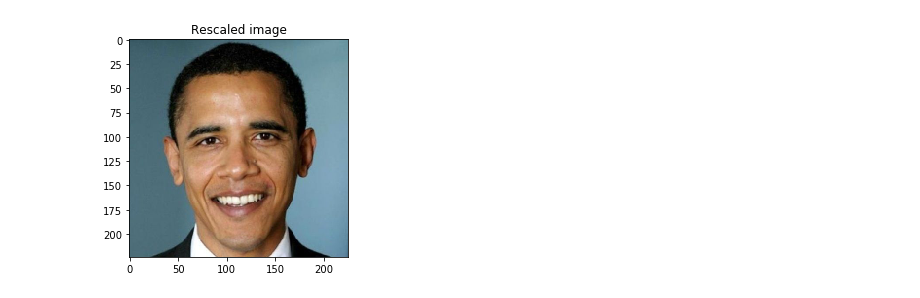
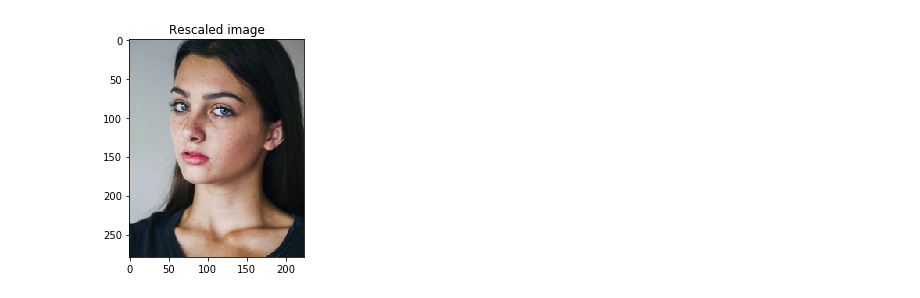
Before and after one commit to evgenybaskakov/caffe2_gender_recognition, a Jupyter notebook: caffe_gender.ipynb, the cells around one changed output. Saved outputs shown, nothing was run; the diff lists cells and outputs as text; code cells hidden in the pictures.

Commit message:
Multiple images can be processed at once

```diff
--- a/caffe_gender.ipynb
+++ b/caffe_gender.ipynb
@@ -38,11 +38,12 @@ def rescale(img, input_height, input_width):
     print("New image shape:" + str(imgScaled.shape) + " in HWC")
     return imgScaled
 
-# IMAGE_LOCATION = "https://i.pinimg.com/736x/87/82/fc/8782fc8220561fe4a7dddb07aa15525a--face-reference-female-faces.jpg"
-#camera girl: IMAGE_LOCATION = "http://www.geofflawrence.com/images/holding-the-camera/holding-the-camera-wrongly.jpg"
-#obama:
-IMAGE_LOCATION = "http://files.abovetopsecret.com/images/member/a456eee0e838.jpg"
-#IMAGE_LOCATION =  "https://cdn.pixabay.com/photo/2015/02/10/21/28/flower-631765_1280.jpg"
+IMAGES = [
+    "https://i.pinimg.com/736x/87/82/fc/8782fc8220561fe4a7dddb07aa15525a--face-reference-female-faces.jpg",
+    "http://www.geofflawrence.com/images/holding-the-camera/holding-the-camera-wrongly.jpg",
+    "http://files.abovetopsecret.com/images/member/a456eee0e838.jpg",
+    "http://i0.kym-cdn.com/entries/icons/original/000/020/303/Stephen-Hawking-387288.jpg",
+]
 
 INPUT_IMAGE_SIZE = 224
 MEAN = 128
@@ -58,54 +59,55 @@ with open("predict_net.pb") as f:
 
 p = workspace.Predictor(init_net, predict_net)
 
-# load image
-print "Loading image..."
-img = skimage.img_as_float(skimage.io.imread(IMAGE_LOCATION)).astype(np.float32)
+for image_location in IMAGES:
+    # load image
+    print "Loading image..."
+    img = skimage.img_as_float(skimage.io.imread(image_location)).astype(np.float32)
 
-# transform image
-print "Pre-processing image..."
-img = rescale(img, INPUT_IMAGE_SIZE, INPUT_IMAGE_SIZE)
-img = crop_center(img, INPUT_IMAGE_SIZE, INPUT_IMAGE_SIZE)
-print "After crop: " , img.shape
+    # transform image
+    print "Pre-processing image..."
+    img = rescale(img, INPUT_IMAGE_SIZE, INPUT_IMAGE_SIZE)
+    img = crop_center(img, INPUT_IMAGE_SIZE, INPUT_IMAGE_SIZE)
+    print "After crop: " , img.shape
 
-# visualize the image
-pyplot.figure()
-pyplot.imshow(img)
-pyplot.axis('on')
-pyplot.title('Cropped')
+    # visualize the image
+    pyplot.figure()
+    pyplot.imshow(img)
+    pyplot.axis('on')
+    pyplot.title('Cropped')
 
-# switch to CHW
-img = img.swapaxes(1, 2).swapaxes(0, 1)
-pyplot.figure()
-for i in range(3):
-    # For some reason, pyplot subplot follows Matlab's indexing
-    # convention (starting with 1). Well, we'll just follow it...
-    pyplot.subplot(1, 3, i+1)
-    pyplot.imshow(img[i])
-    pyplot.axis('off')
-    pyplot.title('RGB channel %d' % (i+1))
+    # switch to CHW
+    img = img.swapaxes(1, 2).swapaxes(0, 1)
+    pyplot.figure()
+    for i in range(3):
+        # For some reason, pyplot subplot follows Matlab's indexing
+        # convention (starting with 1). Well, we'll just follow it...
+        pyplot.subplot(1, 3, i+1)
+        pyplot.imshow(img[i])
+        pyplot.axis('off')
+        pyplot.title('RGB channel %d' % (i+1))
 
-# switch to BGR
-img = img[(2, 1, 0), :, :]
+    # switch to BGR
+    img = img[(2, 1, 0), :, :]
 
-# remove mean for better results
-img = img * 255 - MEAN
+    # remove mean for better results
+    img = img * 255 - MEAN
 
-# add batch size
-img = img[np.newaxis, :, :, :].astype(np.float32)
-print "NCHW: ", img.shape
+    # add batch size
+    img = img[np.newaxis, :, :, :].astype(np.float32)
+    print "NCHW: ", img.shape
 
-# run the net and return prediction
-results = p.run([img])
+    # run the net and return prediction
+    results = p.run([img])
 
-# turn it into something we can play with and examine which is in a multi-dimensional array
-results = np.asarray(results)
-print "results shape: ", results.shape
-print "results: ", results
+    # turn it into something we can play with and examine which is in a multi-dimensional array
+    results = np.asarray(results)
+    print "results shape: ", results.shape
+    print "results: ", results
 
-results = results[0][0]
+    results = results[0][0]
 
-print "Verdict: ", 'Female' if results[0] > results[1] else 'Male'
+    print "Verdict: ", 'Female' if results[0] > results[1] else 'Male'
 # %% [output]
 Initializing the neural network...
 Loading image...
@@ -121,2 +128,2 @@ results:  [[[ 0.00204705  0.99795294]]]
 Verdict:  Male
-[figure, old version]
+[figure, new version]
```
Also changed, not shown: parts of 1 cell of this notebook.
